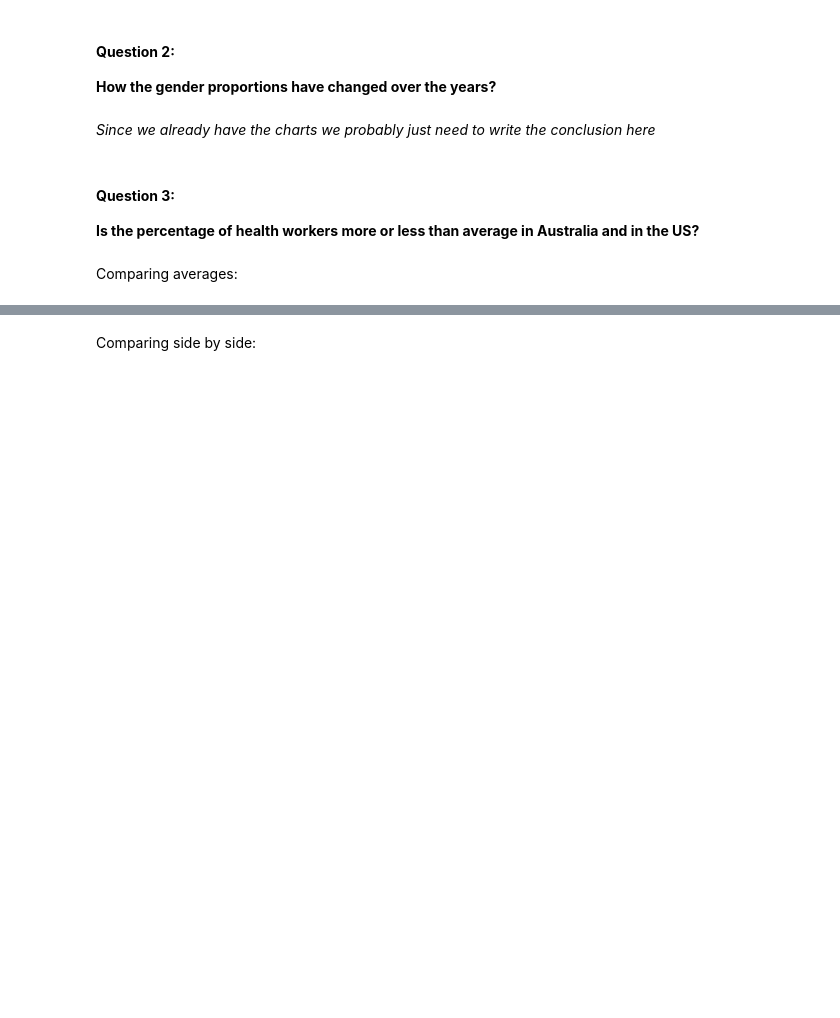
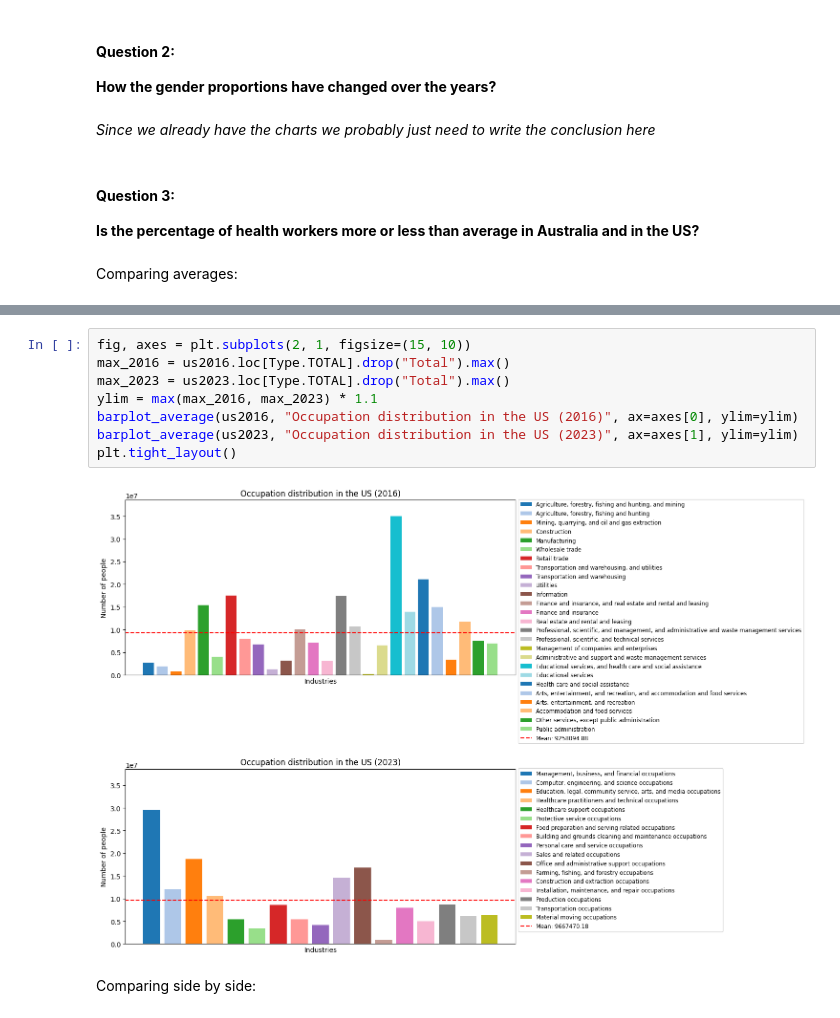
Before and after one commit to rakkateichou/CITS2402-prj1, a Jupyter notebook: CITS2402-Assignment-template.ipynb, the cells around one changed output, grey strips where cells are left out. Cells and saved outputs as stored; diff of their text form; blank space fills up the shorter version.

```diff
--- a/CITS2402-Assignment-template.ipynb
+++ b/CITS2402-Assignment-template.ipynb
@@ -261,3 +262,13 @@ barplot_average_aus(aus2021, "Occupation distribution in Australia (2021)", ax=a
+# %%
+fig, axes = plt.subplots(2, 1, figsize=(15, 10))
+max_2016 = us2016.loc[Type.TOTAL].drop("Total").max()
+max_2023 = us2023.loc[Type.TOTAL].drop("Total").max()
+ylim = max(max_2016, max_2023) * 1.1
+barplot_average(us2016, "Occupation distribution in the US (2016)", ax=axes[0], ylim=ylim)
+barplot_average(us2023, "Occupation distribution in the US (2023)", ax=axes[1], ylim=ylim)
+plt.tight_layout()
+# %% [output]
+[figure, added]
 # %% [markdown]
 Comparing side by side:
 # %%
```
Also changed, not shown: parts of 4 cells of this notebook.
